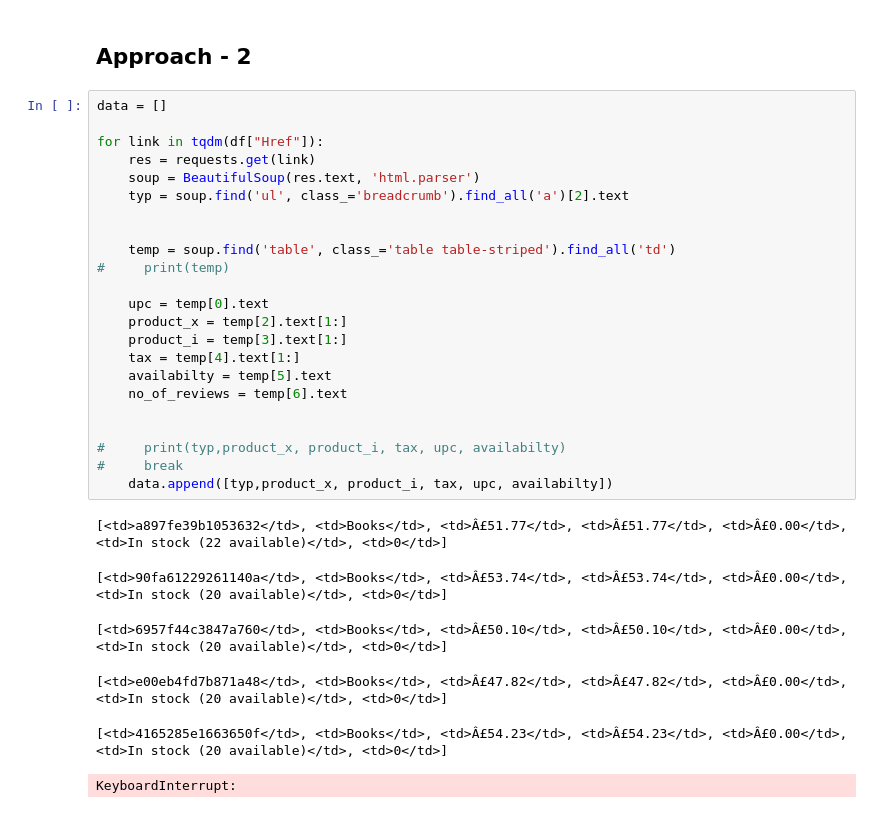
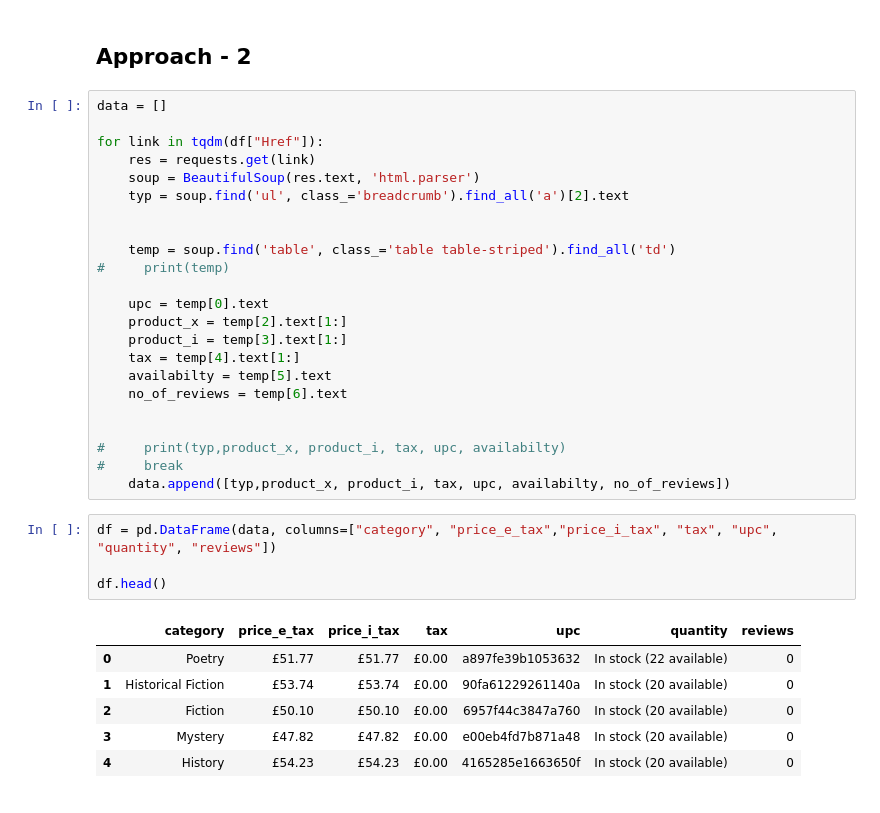
Before and after one commit to ChandrashekharRobbi/Web-Scraping, a Jupyter notebook: Book Scraper/Book Scraper.ipynb, the cells around one changed output. Saved outputs shown, nothing was run; the diff lists cells and outputs as text.

```diff
--- a/Book Scraper/Book Scraper.ipynb
+++ b/Book Scraper/Book Scraper.ipynb
@@ -147,11 +147,15 @@ for link in tqdm(df["Href"]):
 
 #     print(typ,product_x, product_i, tax, upc, availabilty)
 #     break
-    data.append([typ,product_x, product_i, tax, upc, availabilty])
+    data.append([typ,product_x, product_i, tax, upc, availabilty, no_of_reviews])
-# %% [output]
-[<td>a897fe39b1053632</td>, <td>Books</td>, <td>Â£51.77</td>, <td>Â£51.77</td>, <td>Â£0.00</td>, <td>In stock (22 available)</td>, <td>0</td>]
-[<td>90fa61229261140a</td>, <td>Books</td>, <td>Â£53.74</td>, <td>Â£53.74</td>, <td>Â£0.00</td>, <td>In stock (20 available)</td>, <td>0</td>]
-[<td>6957f44c3847a760</td>, <td>Books</td>, <td>Â£50.10</td>, <td>Â£50.10</td>, <td>Â£0.00</td>, <td>In stock (20 available)</td>, <td>0</td>]
-[<td>e00eb4fd7b871a48</td>, <td>Books</td>, <td>Â£47.82</td>, <td>Â£47.82</td>, <td>Â£0.00</td>, <td>In stock (20 available)</td>, <td>0</td>]
-[<td>4165285e1663650f</td>, <td>Books</td>, <td>Â£54.23</td>, <td>Â£54.23</td>, <td>Â£0.00</td>, <td>In stock (20 available)</td>, <td>0</td>]
-KeyboardInterrupt:
+# %%
+df = pd.DataFrame(data, columns=["category", "price_e_tax","price_i_tax", "tax", "upc", "quantity", "reviews"])
+
+df.head()
+# %% [output]
+|  | category | price_e_tax | price_i_tax | tax | upc | quantity | reviews |
+| 0 | Poetry | £51.77 | £51.77 | £0.00 | a897fe39b1053632 | In stock (22 available) | 0 |
+| 1 | Historical Fiction | £53.74 | £53.74 | £0.00 | 90fa61229261140a | In stock (20 available) | 0 |
+| 2 | Fiction | £50.10 | £50.10 | £0.00 | 6957f44c3847a760 | In stock (20 available) | 0 |
+| 3 | Mystery | £47.82 | £47.82 | £0.00 | e00eb4fd7b871a48 | In stock (20 available) | 0 |
+| 4 | History | £54.23 | £54.23 | £0.00 | 4165285e1663650f | In stock (20 available) | 0 |
```
Also changed, not shown: parts of 15 cells of this notebook, 2 other files.
